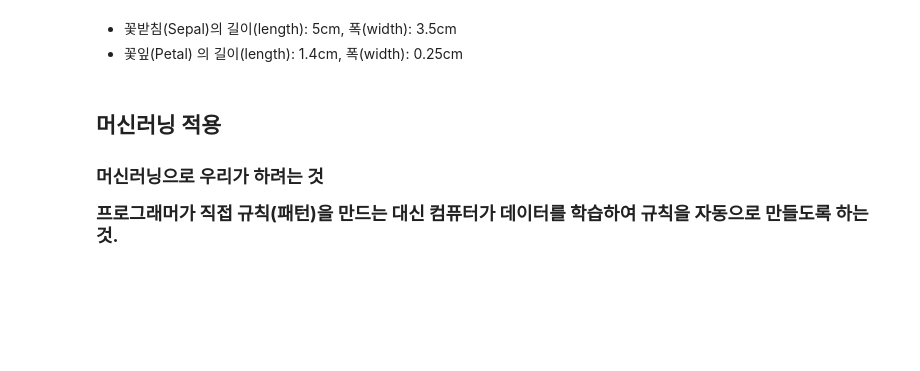
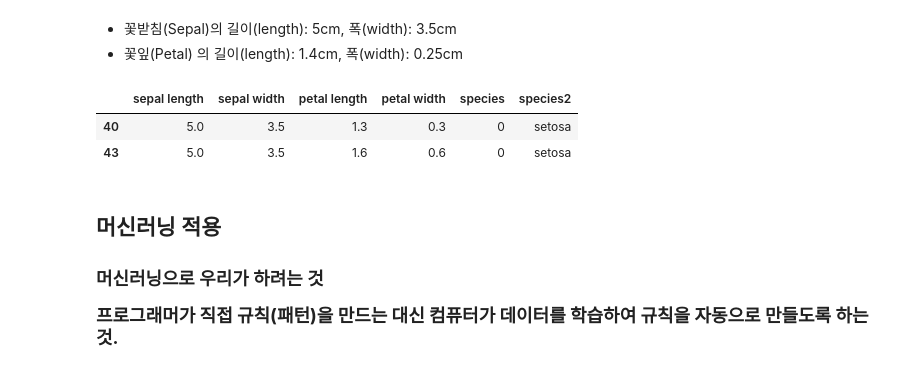
Before and after one commit to LeeJUHO127/DA-35, a Jupyter notebook: 07_machine_learning/02_첫번째 머신러닝 분석 - Iris_분석.ipynb, the cells around one changed output. Saved outputs shown, nothing was run; the diff lists cells and outputs as text; code cells hidden in the pictures; blank space fills up the shorter version.

```diff
--- a/07_machine_learning/02_첫번째 머신러닝 분석 - Iris_분석.ipynb
+++ b/07_machine_learning/02_첫번째 머신러닝 분석 - Iris_분석.ipynb
@@ -111,6 +159,12 @@ y의 class-범주값 조회: [0 1 2]
 # %% [markdown]
 - 꽃받침(Sepal)의 길이(length): 5cm, 폭(width): 3.5cm
 - 꽃잎(Petal) 의 길이(length): 1.4cm, 폭(width): 0.25cm
+# %%
+df[(df['sepal length'] == 5) & (df['sepal width']==3.5)]
+# %% [output]
+|  | sepal length | sepal width | petal length | petal width | species | species2 |
+| 40 | 5.0 | 3.5 | 1.3 | 0.3 | 0 | setosa |
+| 43 | 5.0 | 3.5 | 1.6 | 0.6 | 0 | setosa |
 # %% [markdown]
 ## 머신러닝 적용
 
```
Also changed, not shown: parts of 9 cells of this notebook.
